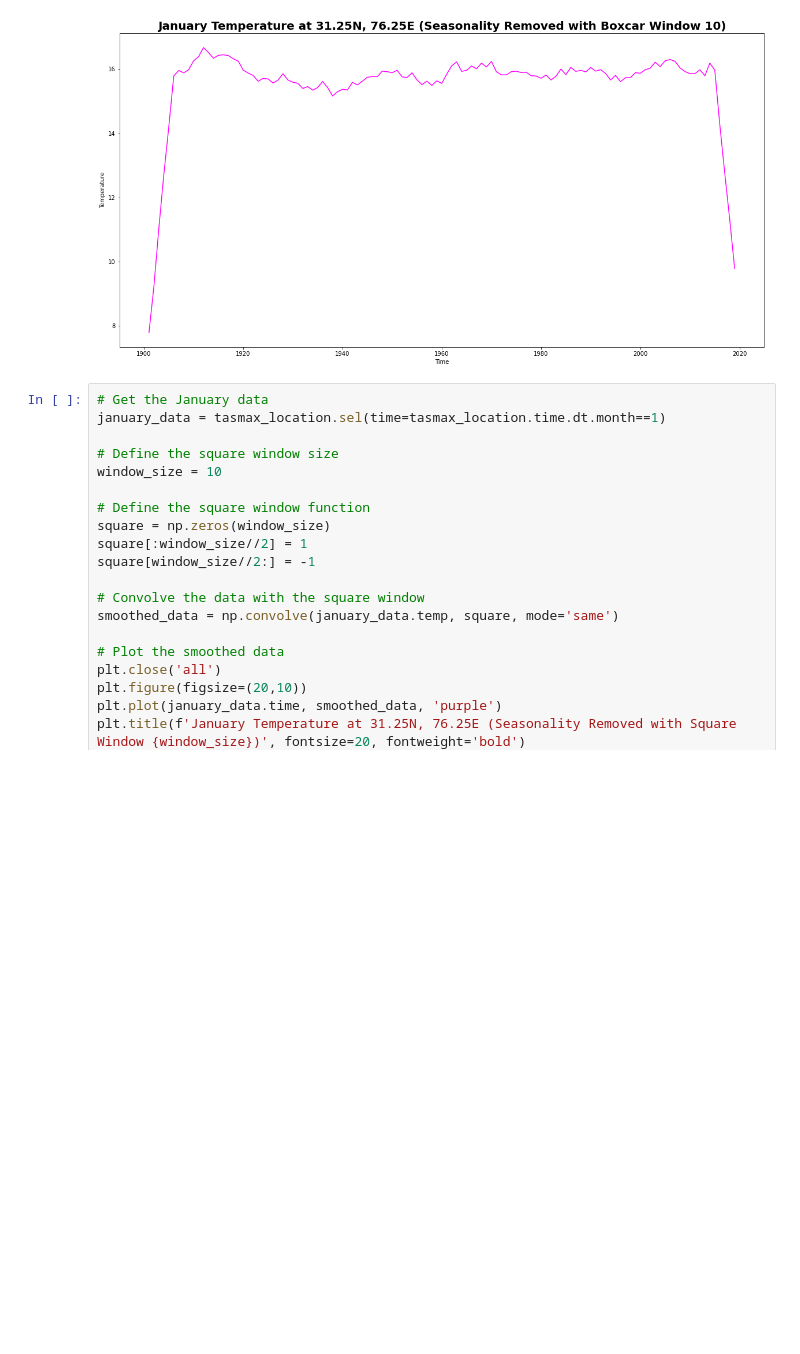
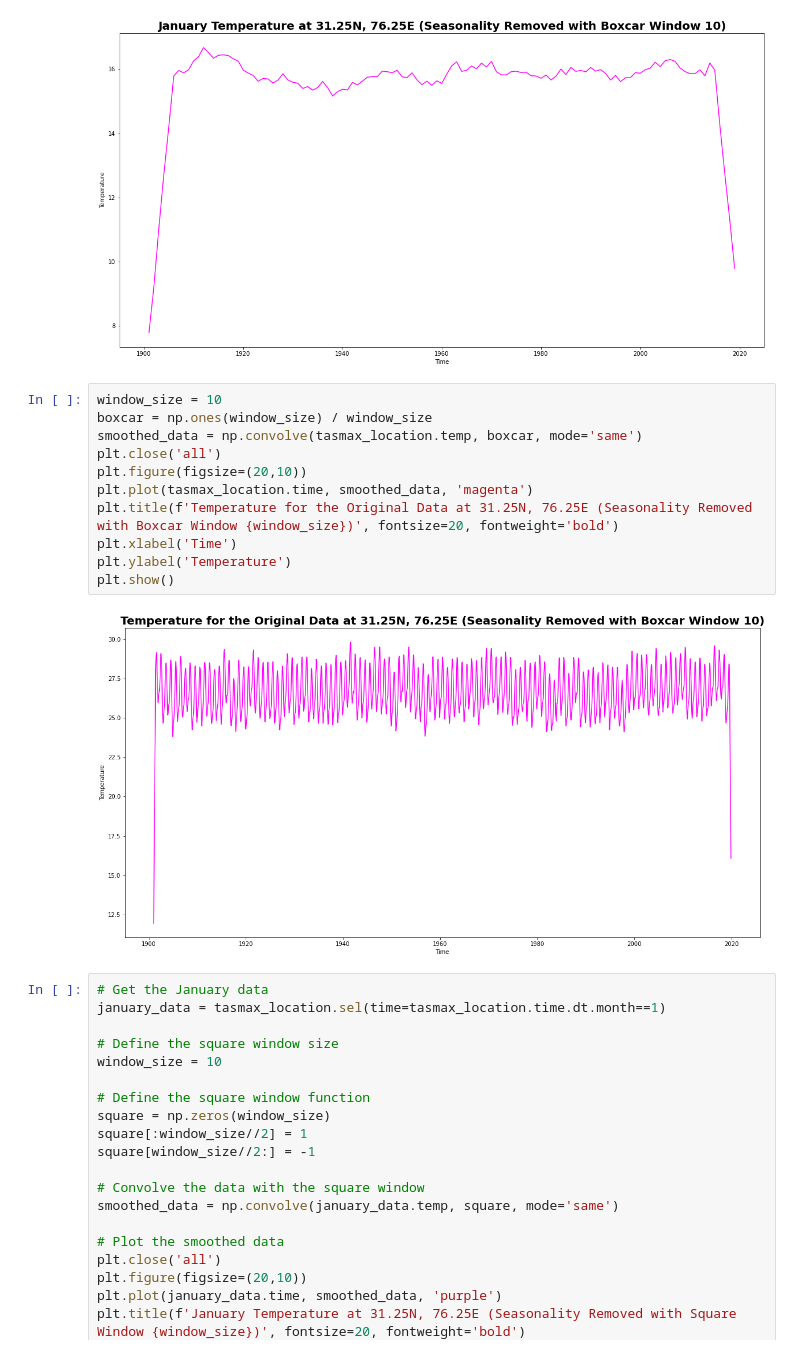
Before and after one commit to alliajagbe/time-series, a Jupyter notebook: timedata2.ipynb, the cells around one changed output. Saved outputs shown, nothing was run; the diff lists cells and outputs as text; blank space fills up the shorter version.

```diff
--- a/timedata2.ipynb
+++ b/timedata2.ipynb
@@ -211,6 +211,19 @@ plt.ylabel('Temperature')
 plt.show()
 # %% [output]
 [figure]
+# %%
+window_size = 10
+boxcar = np.ones(window_size) / window_size
+smoothed_data = np.convolve(tasmax_location.temp, boxcar, mode='same')
+plt.close('all')
+plt.figure(figsize=(20,10))
+plt.plot(tasmax_location.time, smoothed_data, 'magenta')
+plt.title(f'Temperature for the Original Data at 31.25N, 76.25E (Seasonality Removed with Boxcar Window {window_size})', fontsize=20, fontweight='bold')
+plt.xlabel('Time')
+plt.ylabel('Temperature')
+plt.show()
+# %% [output]
+[figure, added]
 # %%
 # Get the January data
 january_data = tasmax_location.sel(time=tasmax_location.time.dt.month==1)
```
